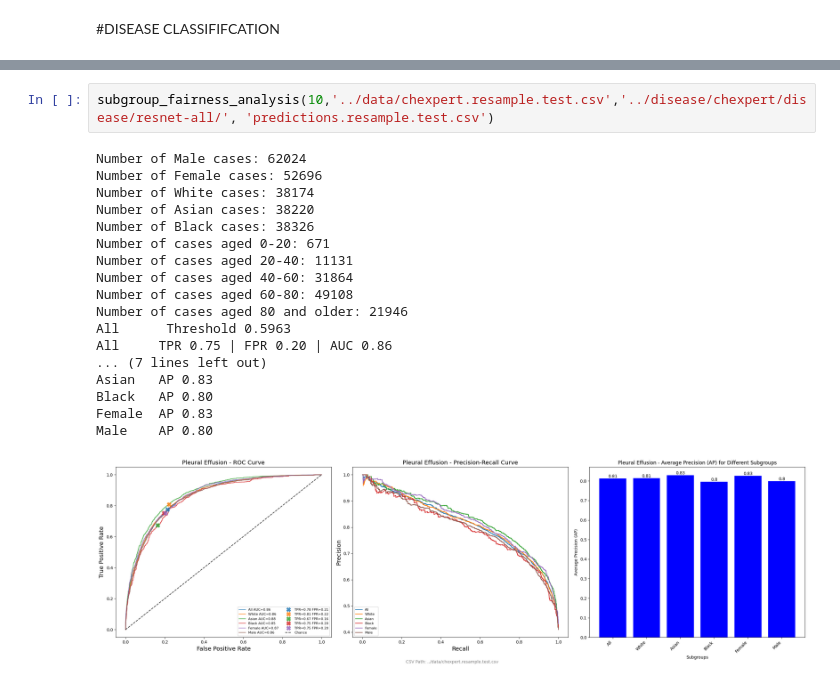
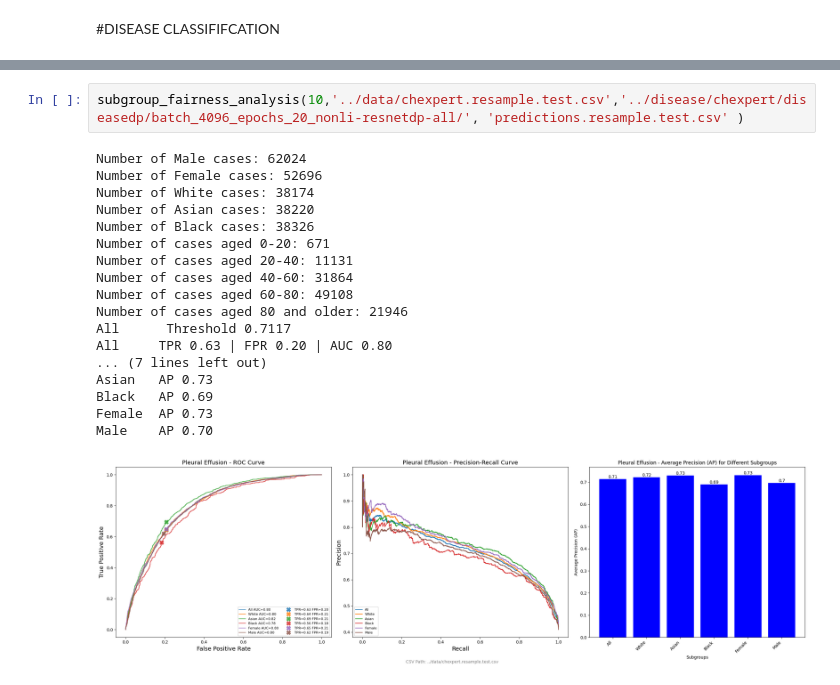
Before and after one commit to GivralNguyen/Towards-Fair-and-Private-AI-in-Chest-Radiograph-Analysis, a Jupyter notebook: metrics/chexpert.predictions.ipynb, the cells around one changed output, grey strips where cells are left out. Drawn from its saved outputs; the diff is of its cells as text.

```diff
--- a/metrics/chexpert.predictions.ipynb
+++ b/metrics/chexpert.predictions.ipynb
@@ -355,22 +73,22 @@ Male    AP 0.45
 # %%
-subgroup_fairness_analysis(10,'../data/chexpert.resample.test.csv','../disease/chexpert/disease/resnet-all/', 'predictions.resample.test.csv')
+subgroup_fairness_analysis(10,'../data/chexpert.resample.test.csv','../disease/chexpert/diseasedp/batch_4096_epochs_20_nonli-resnetdp-all/', 'predictions.resample.test.csv' )
 # %% [output]
 Number of Male cases: 62024
 Number of Female cases: 52696
 Number of White cases: 38174
 Number of Asian cases: 38220
 Number of Black cases: 38326
 Number of cases aged 0-20: 671
 Number of cases aged 20-40: 11131
 Number of cases aged 40-60: 31864
 Number of cases aged 60-80: 49108
 Number of cases aged 80 and older: 21946
-All      Threshold 0.5963
-All     TPR 0.75 | FPR 0.20 | AUC 0.86
+All      Threshold 0.7117
+All     TPR 0.63 | FPR 0.20 | AUC 0.80
 ... (7 lines left out)
-Asian   AP 0.83
-Black   AP 0.80
-Female  AP 0.83
-Male    AP 0.80
+Asian   AP 0.73
+Black   AP 0.69
+Female  AP 0.73
+Male    AP 0.70
-[figure, old version]
+[figure, new version]
 # %%
```
Also changed, not shown: parts of 10 cells of this notebook, 10 other files.
